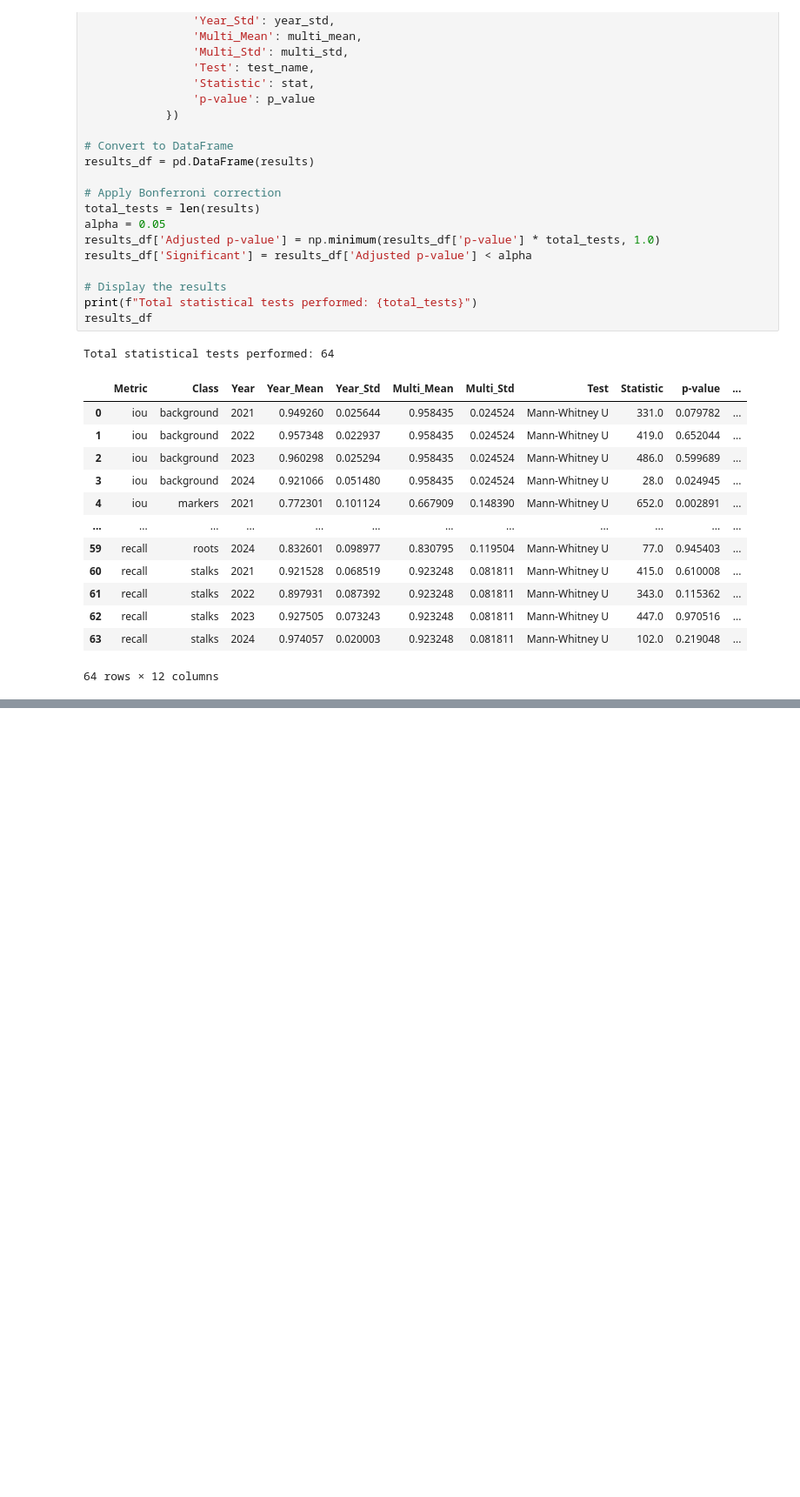
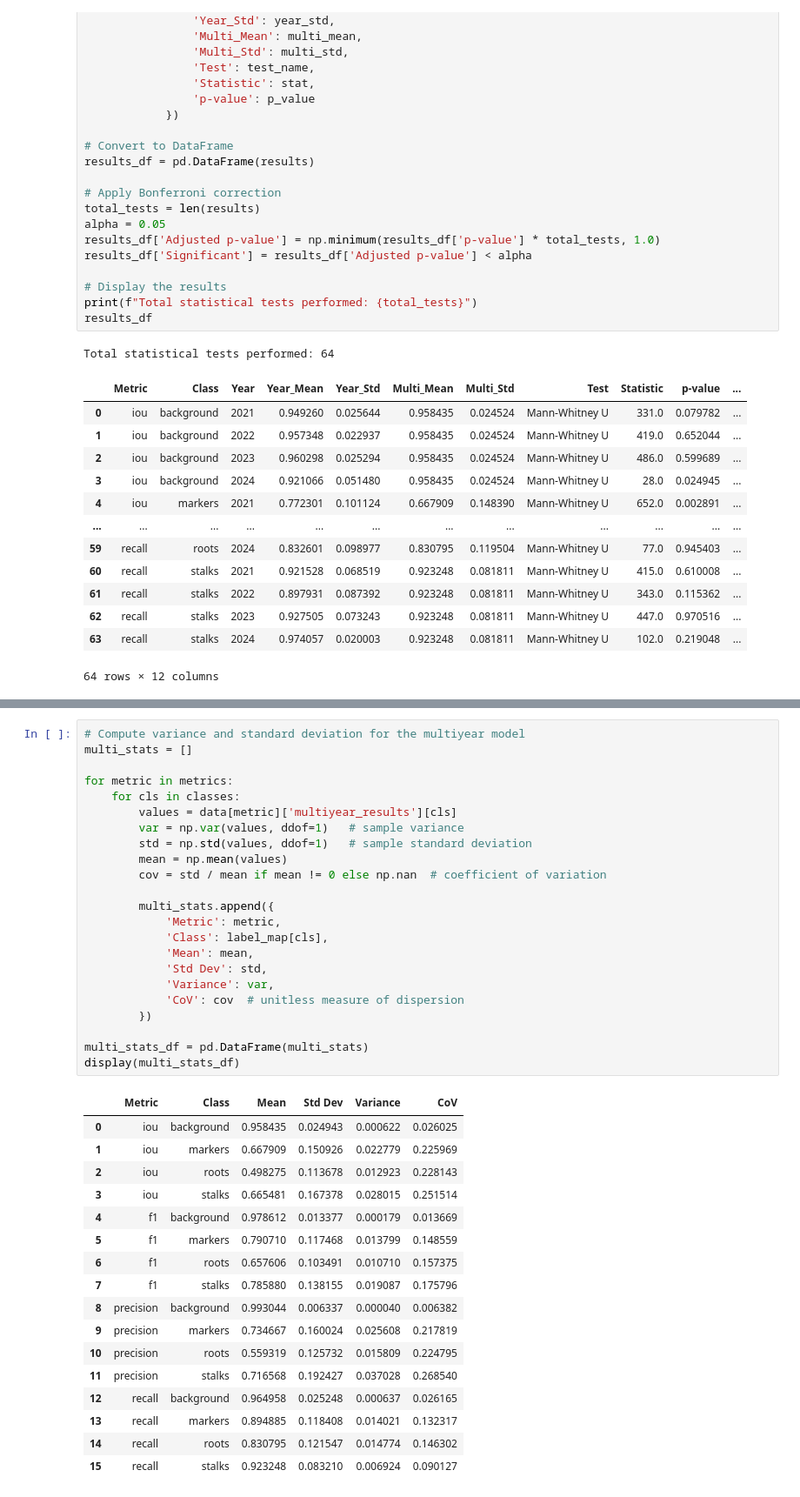
Before and after one commit to KopiousKarp/code_notebooks, a Jupyter notebook: plant_segs/big_training_experiment/LOO_graphs.ipynb, the cells around one changed output, grey strips where cells are left out. Shown at 87% size. Cells and saved outputs as stored; diff of their text form; blank space fills up the shorter version.

```diff
--- a/plant_segs/big_training_experiment/LOO_graphs.ipynb
+++ b/plant_segs/big_training_experiment/LOO_graphs.ipynb
@@ -213,0 +259,41 @@ Total statistical tests performed: 64
+# %%
+# Compute variance and standard deviation for the multiyear model
+multi_stats = []
+
+for metric in metrics:
+    for cls in classes:
+        values = data[metric]['multiyear_results'][cls]
+        var = np.var(values, ddof=1)   # sample variance
+        std = np.std(values, ddof=1)   # sample standard deviation
+        mean = np.mean(values)
+        cov = std / mean if mean != 0 else np.nan  # coefficient of variation
+
+        multi_stats.append({
+            'Metric': metric,
+            'Class': label_map[cls],
+            'Mean': mean,
+            'Std Dev': std,
+            'Variance': var,
+            'CoV': cov  # unitless measure of dispersion
+        })
+
+multi_stats_df = pd.DataFrame(multi_stats)
+display(multi_stats_df)
+# %% [output]
+|  | Metric | Class | Mean | Std Dev | Variance | CoV |
+| 0 | iou | background | 0.958435 | 0.024943 | 0.000622 | 0.026025 |
+| 1 | iou | markers | 0.667909 | 0.150926 | 0.022779 | 0.225969 |
+| 2 | iou | roots | 0.498275 | 0.113678 | 0.012923 | 0.228143 |
+| 3 | iou | stalks | 0.665481 | 0.167378 | 0.028015 | 0.251514 |
+| 4 | f1 | background | 0.978612 | 0.013377 | 0.000179 | 0.013669 |
+| 5 | f1 | markers | 0.790710 | 0.117468 | 0.013799 | 0.148559 |
+| 6 | f1 | roots | 0.657606 | 0.103491 | 0.010710 | 0.157375 |
+| 7 | f1 | stalks | 0.785880 | 0.138155 | 0.019087 | 0.175796 |
+| 8 | precision | background | 0.993044 | 0.006337 | 0.000040 | 0.006382 |
+| 9 | precision | markers | 0.734667 | 0.160024 | 0.025608 | 0.217819 |
+| 10 | precision | roots | 0.559319 | 0.125732 | 0.015809 | 0.224795 |
+| 11 | precision | stalks | 0.716568 | 0.192427 | 0.037028 | 0.268540 |
+| 12 | recall | background | 0.964958 | 0.025248 | 0.000637 | 0.026165 |
+| 13 | recall | markers | 0.894885 | 0.118408 | 0.014021 | 0.132317 |
+| 14 | recall | roots | 0.830795 | 0.121547 | 0.014774 | 0.146302 |
+| 15 | recall | stalks | 0.923248 | 0.083210 | 0.006924 | 0.090127 |
```
Also changed, not shown: parts of 2 cells of this notebook, 18 other files.
